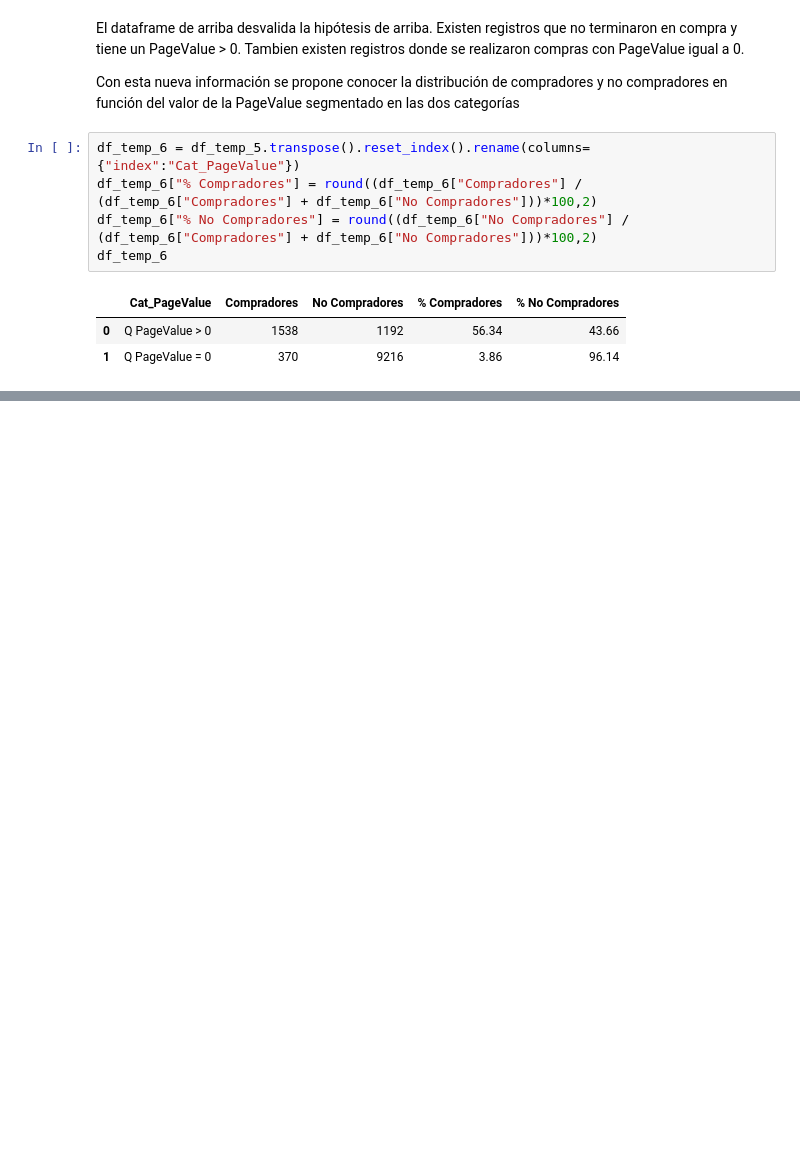
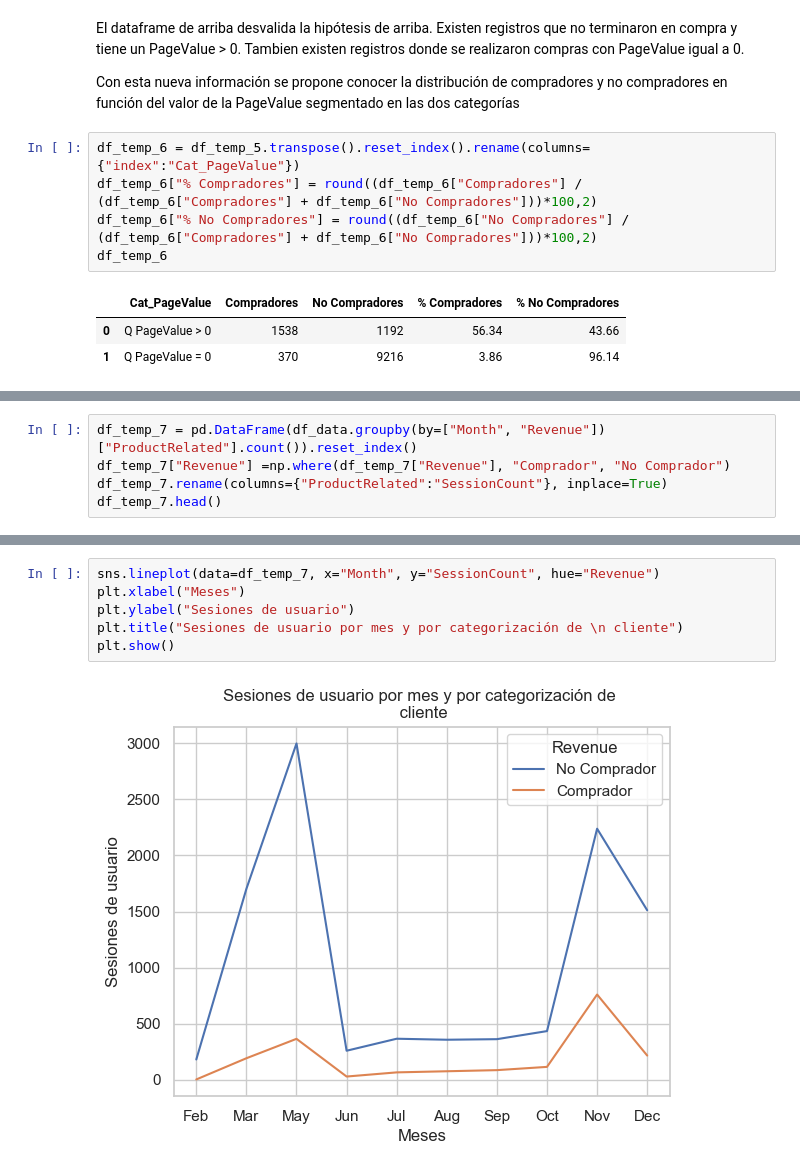
Before and after one commit to AEEM1993/DS_CasoPractico_MOD8, a Jupyter notebook: CASO_PRACTICO.ipynb, the cells around one changed output, grey strips where cells are left out. Drawn from its saved outputs; the diff is of its cells as text; blank space fills up the shorter version.

```diff
--- a/CASO_PRACTICO.ipynb
+++ b/CASO_PRACTICO.ipynb
@@ -369,0 +382,5 @@ plt.show()
+# %%
+df_temp_7 = pd.DataFrame(df_data.groupby(by=["Month", "Revenue"])["ProductRelated"].count()).reset_index()
+df_temp_7["Revenue"] =np.where(df_temp_7["Revenue"], "Comprador", "No Comprador")
+df_temp_7.rename(columns={"ProductRelated":"SessionCount"}, inplace=True)
+df_temp_7.head()
@@ -369,0 +394,8 @@ plt.show()
+# %%
+sns.lineplot(data=df_temp_7, x="Month", y="SessionCount", hue="Revenue")
+plt.xlabel("Meses")
+plt.ylabel("Sesiones de usuario")
+plt.title("Sesiones de usuario por mes y por categorización de \n cliente")
+plt.show()
+# %% [output]
+[figure, added]
```
Also changed, not shown: parts of 38 cells of this notebook.
